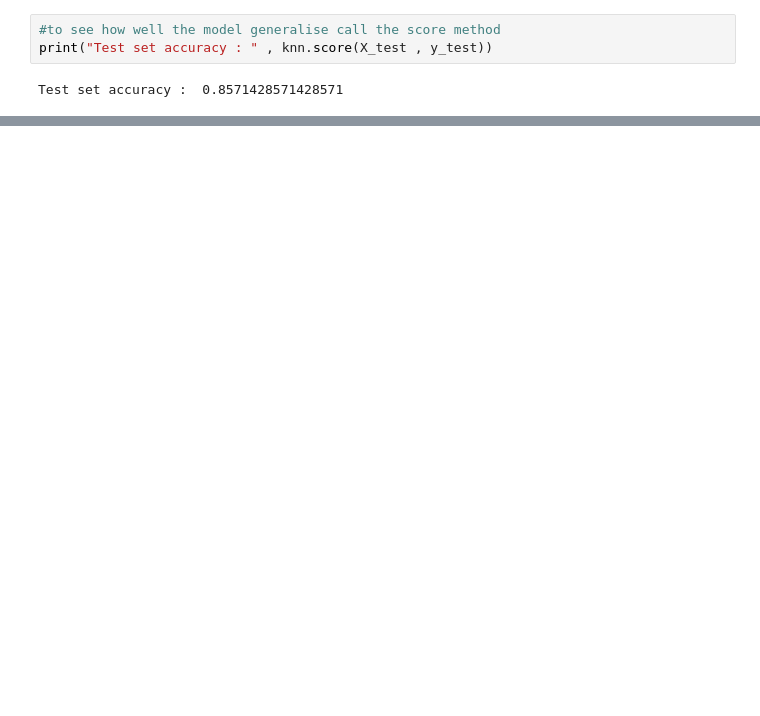
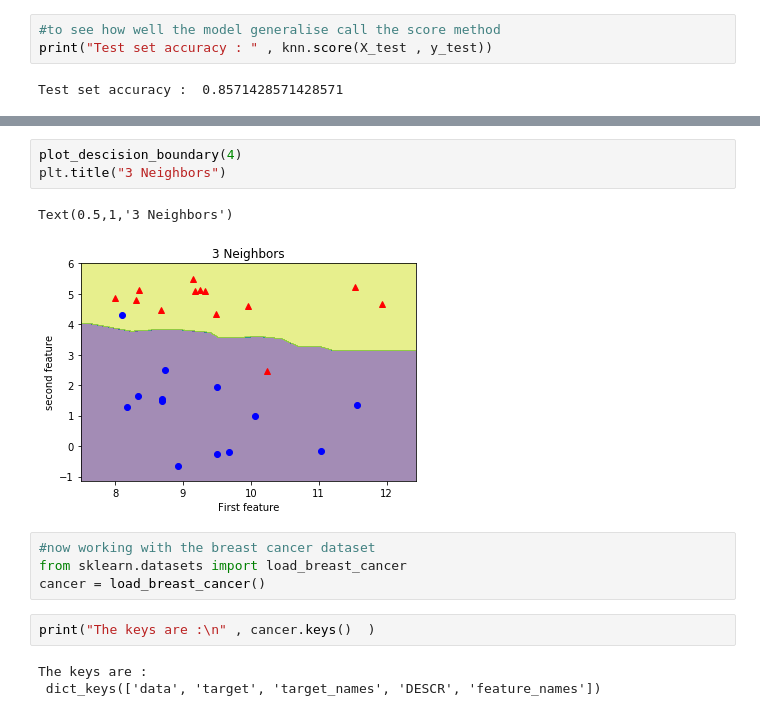
Before and after one commit to arpit23697/machine_learning, a Jupyter notebook: Intro_to_machine_learning_with_python/k_nearest_neighbors.ipynb, the cells around one changed output, grey strips where cells are left out. Drawn from its saved outputs; the diff is of its cells as text; blank space fills up the shorter version.

```diff
--- a/Intro_to_machine_learning_with_python/k_nearest_neighbors.ipynb
+++ b/Intro_to_machine_learning_with_python/k_nearest_neighbors.ipynb
@@ -91,0 +132,15 @@ Test set accuracy :  0.8571428571428571
+# %%
+plot_descision_boundary(4)
+plt.title("3 Neighbors")
+# %% [output]
+Text(0.5,1,'3 Neighbors')
+[figure, added]
+# %%
+#now working with the breast cancer dataset
+from sklearn.datasets import load_breast_cancer
+cancer = load_breast_cancer()
+# %%
+print("The keys are :\n" , cancer.keys()  )
+# %% [output]
+The keys are :
+ dict_keys(['data', 'target', 'target_names', 'DESCR', 'feature_names'])
```
Also changed, not shown: parts of 25 cells of this notebook, 29 other files.
